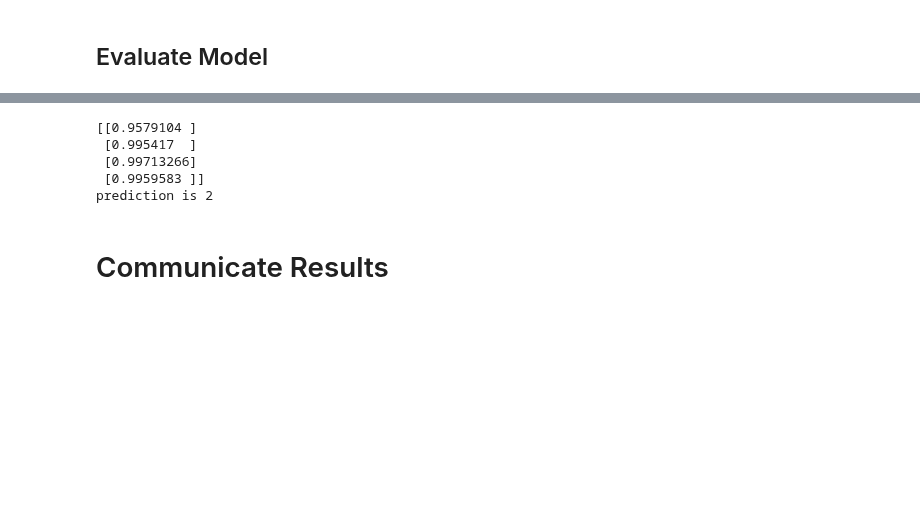
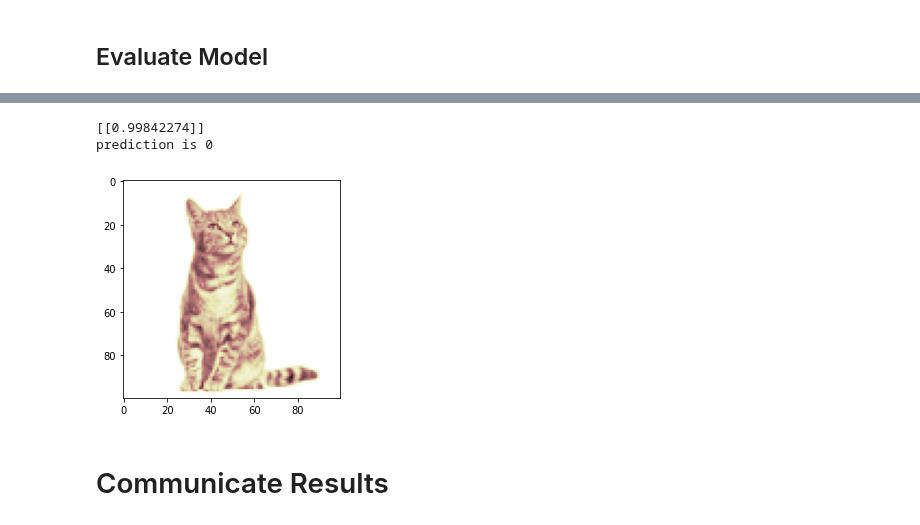
Before and after one commit to cfcastillo/DS-6-Notebooks, a Jupyter notebook: Project_6_Notebook_cfc.ipynb, the cells around one changed output, grey strips where cells are left out. Drawn from its saved outputs; the diff is of its cells as text; code cells hidden in the pictures; blank space fills up the shorter version.

```diff
--- a/Project_6_Notebook_cfc.ipynb
+++ b/Project_6_Notebook_cfc.ipynb
@@ -304,17 +317,18 @@ prediction is 0
 # %%
 # cat image provided by me
 # Run the image through the model and see the result. Should be 1 for cat or 0 for dog.
-my_file = '/drive/MyDrive/Student Folder - Cecilia/Projects/Project 6 - Deep Learning/Daisy.png'
+my_file = '/drive/MyDrive/Student Folder - Cecilia/Projects/Project 6 - Deep Learning/icat1.jpg'
 
 prediction = model.predict(image_to_array(my_file))
 print(prediction)
 print(f'prediction is {np.argmax(prediction)}')
-# image_to_array(my_file)
+
+# view image
+plt.imshow(get_image(my_file), cmap=plt.cm.pink)
+plt.show()
 # %% [output]
-[[0.9579104 ]
- [0.995417  ]
- [0.99713266]
- [0.9959583 ]]
-prediction is 2
+[[0.99842274]]
+prediction is 0
+[figure, added]
 # %% [markdown]
 # Communicate Results
```
Also changed, not shown: parts of 7 cells of this notebook.
